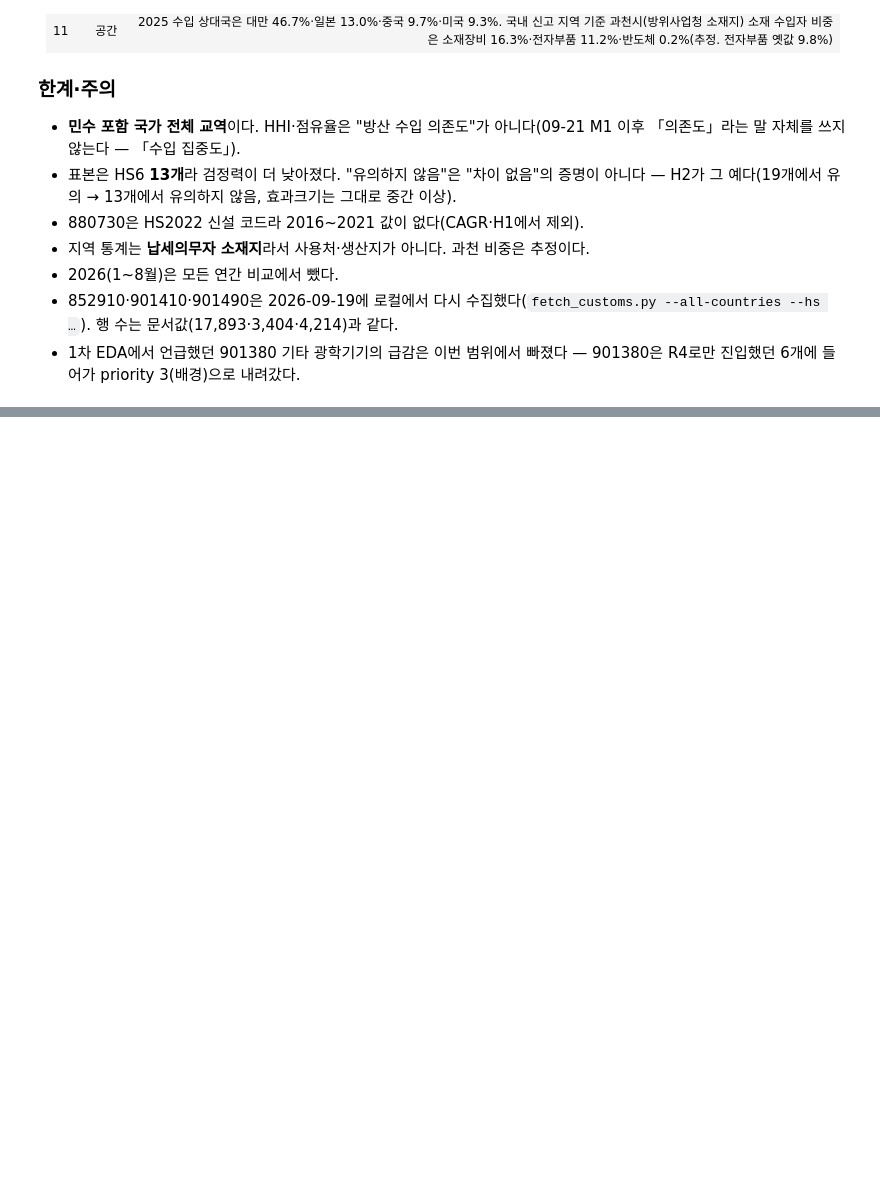
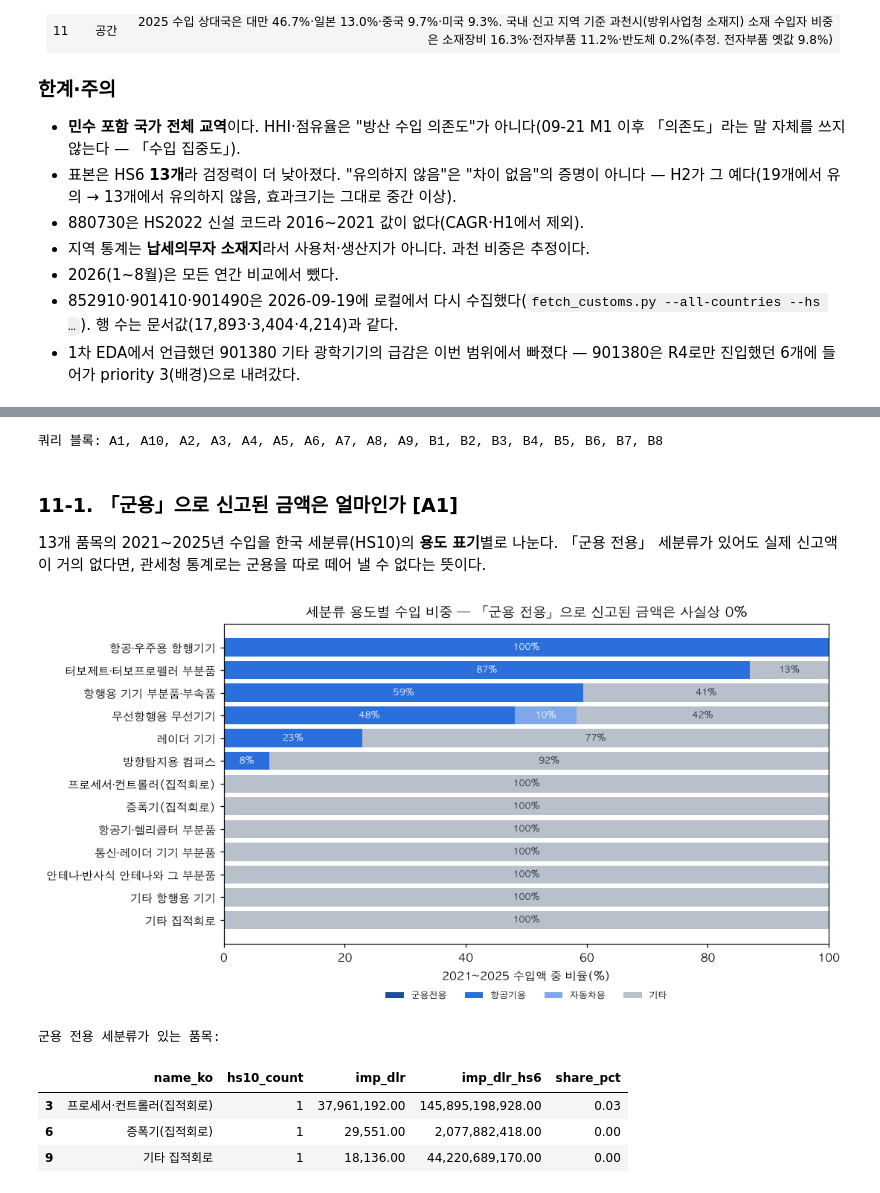
Before and after one commit to tchoco313/defense_dashboard, a Jupyter notebook: notebooks/eda_customs.ipynb, the cells around one changed output, grey strips where cells are left out. Cells and saved outputs as stored; diff of their text form; code cells hidden in the pictures; blank space fills up the shorter version.

```diff
--- a/notebooks/eda_customs.ipynb
+++ b/notebooks/eda_customs.ipynb
@@ -556,0 +567,74 @@ corr_ts.style.format({"Pearson r": "{:+.3f}", "Pearson p": "{:.4g}", "Spearman
+# %%
+import sys, re, platform, warnings
+from decimal import Decimal
+from pathlib import Path
+import numpy as np
+import pandas as pd
+import matplotlib.pyplot as plt
+
+warnings.filterwarnings("ignore", category=FutureWarning)
+ROOT = Path.cwd() if (Path.cwd() / "scripts").exists() else Path.cwd().parent
+sys.path.insert(0, str(ROOT / "scripts"))
+import pymysql, dbconf
+
+plt.rcParams["font.family"] = {"Darwin": "AppleGothic", "Windows": "Malgun Gothic"}.get(platform.system(), "NanumGothic")
+plt.rcParams["axes.unicode_minus"] = False
+plt.rcParams["figure.dpi"] = 110
+pd.set_option("display.max_columns", 30, "display.width", 180)
+
+# 색: 한 가지 색(파랑)의 농도 + 회색. 위험·정상 뜻의 빨강·초록은 쓰지 않는다.
+BLUE, BLUE2, BLUE3, BLUE4 = "#1f4e99", "#2a6fdb", "#7fa8e8", "#c9daf5"
+GRAY = "#b8c0cc"
+
+# 쿼리는 db/query_eda2_2026-09-23.sql 한 곳에만 둔다 — 화면(Streamlit)과 같은 SQL을 쓰기 위해서다.
+SQL_FILE = ROOT / "db" / "query_eda2_2026-09-23.sql"
+Q = {}
+for block in re.split(r"\n(?=-- \[)", SQL_FILE.read_text(encoding="utf-8")):
+    m = re.match(r"-- \[(\w+)\]", block)
+    if m:
+        Q[m.group(1)] = "\n".join(l for l in block.splitlines() if not l.startswith("--")).strip().rstrip(";")
+
+conn = pymysql.connect(**dbconf.pymysql_kwargs("etl", read_timeout=180))
+
+def q(key):
+    """쿼리 블록 하나를 실행해 DataFrame으로. Decimal은 float로 바꾼다."""
+    with conn.cursor() as cur:
+        cur.execute(Q[key])
+        df = pd.DataFrame(cur.fetchall(), columns=[d[0] for d in cur.description])
+    for c in df.columns:
+        if df[c].map(lambda v: isinstance(v, Decimal)).any():
+            df[c] = df[c].astype(float)
+    return df
+
+print("쿼리 블록:", ", ".join(sorted(Q)))
+# %% [output]
+쿼리 블록: A1, A10, A2, A3, A4, A5, A6, A7, A8, A9, B1, B2, B3, B4, B5, B6, B7, B8
+# %% [markdown]
+### 11-1. 「군용」으로 신고된 금액은 얼마인가 [A1]
+
+13개 품목의 2021~2025년 수입을 한국 세분류(HS10)의 **용도 표기**별로 나눈다. 「군용 전용」 세분류가 있어도 실제 신고액이 거의 없다면, 관세청 통계로는 군용을 따로 떼어 낼 수 없다는 뜻이다.
+# %%
+a1 = q("A1")
+pv = a1.pivot_table(index="name_ko", columns="use_tag", values="share_pct", aggfunc="sum").fillna(0)
+for col in ["군용전용", "항공기용", "자동차용", "기타"]:
+    if col not in pv: pv[col] = 0.0
+pv = pv[["군용전용", "항공기용", "자동차용", "기타"]].sort_values(["항공기용", "군용전용"])
+fig, ax = plt.subplots(figsize=(10, 5.2))
+left = np.zeros(len(pv))
+for col, color in zip(pv.columns, [BLUE, BLUE2, BLUE3, GRAY]):
+    ax.barh(pv.index, pv[col], left=left, color=color, label=col)
+    for i, v in enumerate(pv[col]):
+        if v >= 6: ax.text(left[i] + v / 2, i, f"{v:.0f}%", ha="center", va="center", fontsize=8, color="white" if col != "기타" else "#1d2b36")
+    left += pv[col].values
+ax.set(xlim=(0, 100), xlabel="2021~2025 수입액 중 비율(%)", title="세분류 용도별 수입 비중 — 「군용 전용」으로 신고된 금액은 사실상 0%")
+ax.legend(ncol=4, frameon=False, fontsize=8, loc="upper center", bbox_to_anchor=(0.5, -0.12))
+plt.tight_layout(); plt.show()
+print("군용 전용 세분류가 있는 품목:")
+a1[a1.use_tag == "군용전용"][["name_ko", "hs10_count", "imp_dlr", "imp_dlr_hs6", "share_pct"]]
+# %% [output]
+[figure, added]
+군용 전용 세분류가 있는 품목:
+|  | name_ko | hs10_count | imp_dlr | imp_dlr_hs6 | share_pct |
+| 3 | 프로세서·컨트롤러(집적회로) | 1 | 37,961,192.00 | 145,895,198,928.00 | 0.03 |
+| 6 | 증폭기(집적회로) | 1 | 29,551.00 | 2,077,882,418.00 | 0.00 |
+| 9 | 기타 집적회로 | 1 | 18,136.00 | 44,220,689,170.00 | 0.00 |
```
Also changed, not shown: parts of 21 cells of this notebook, 11 other files.
